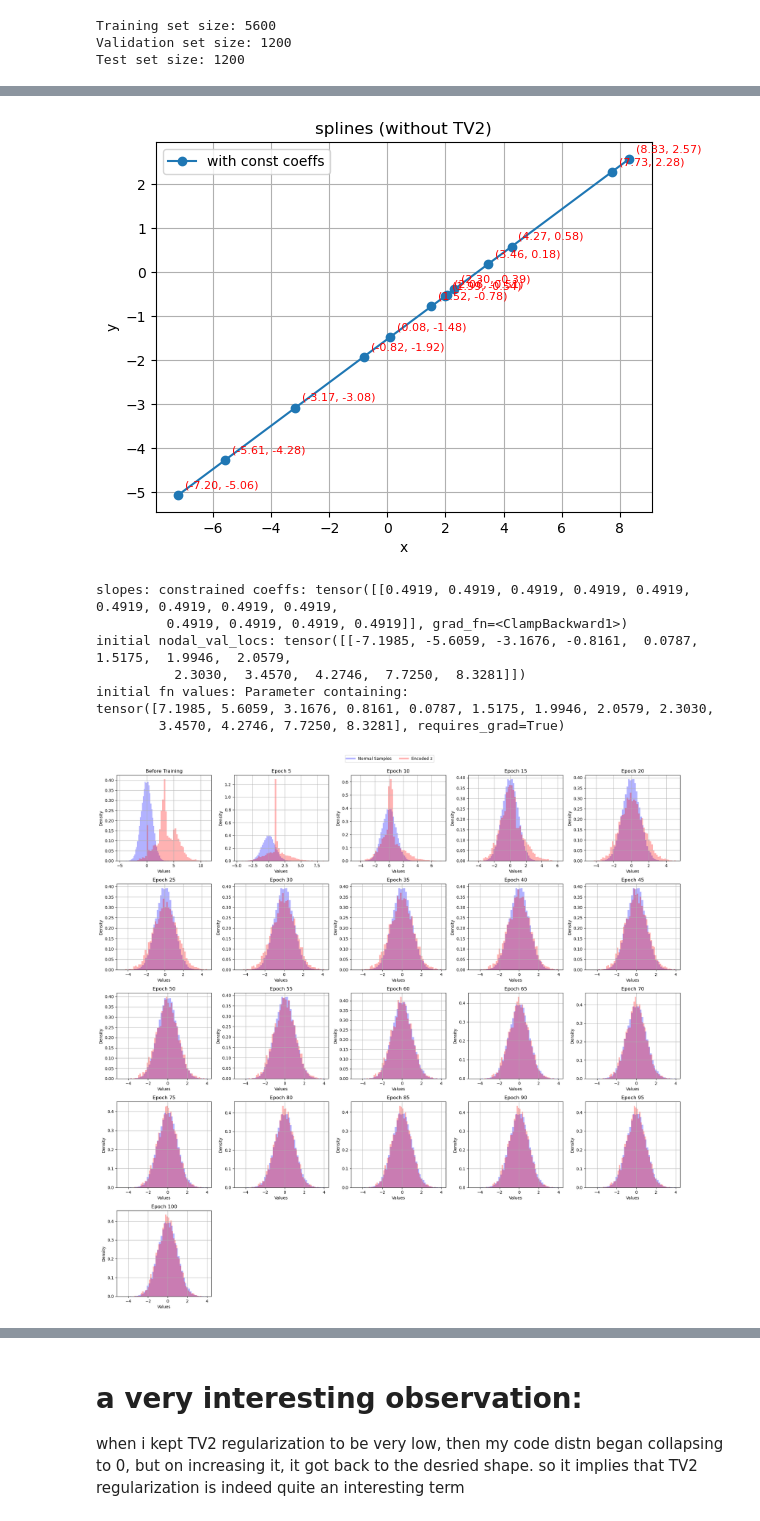
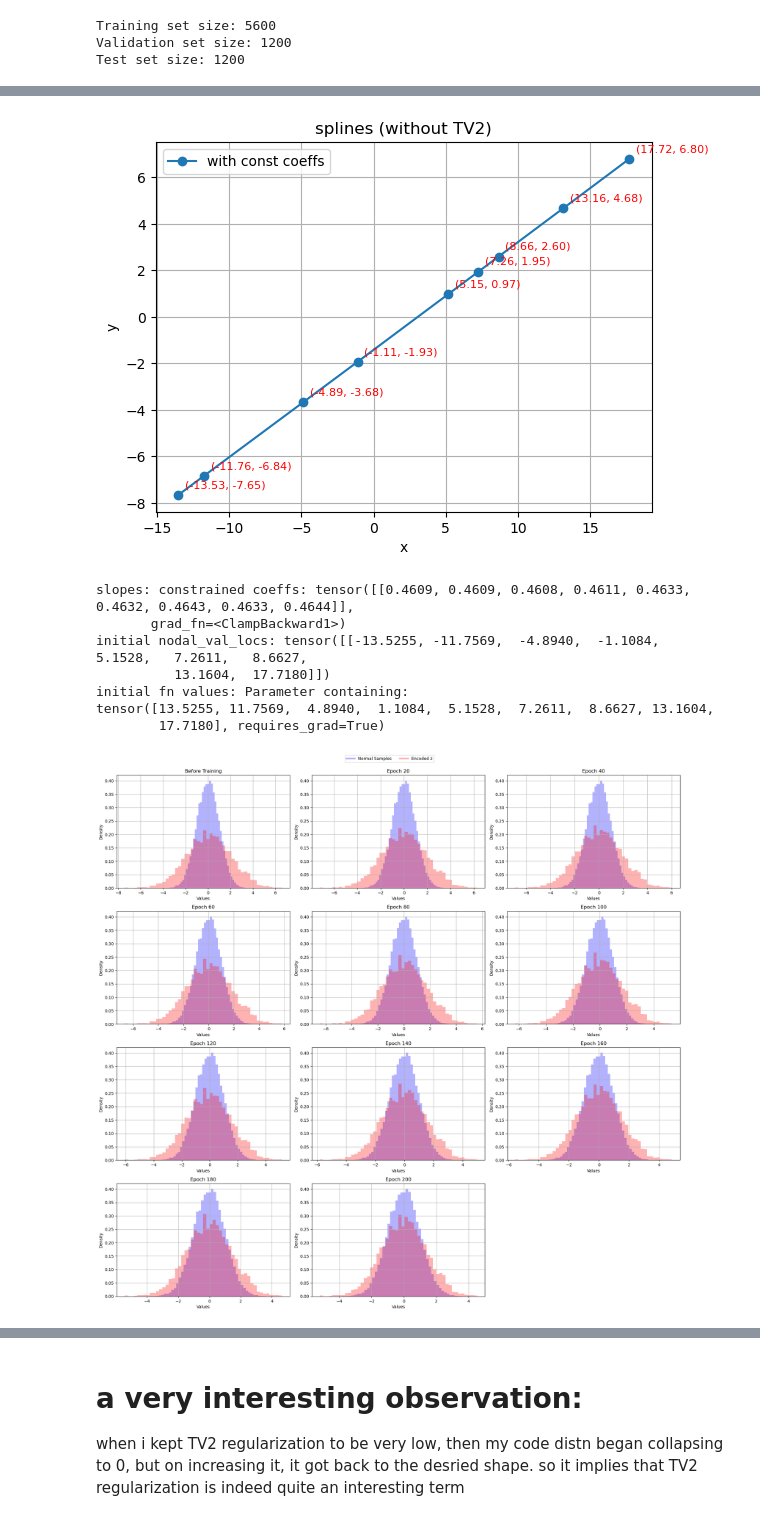
Before and after one commit to neelkanthrawat/Lipschitz_DSNN, a Jupyter notebook: with_TV2_regul.ipynb, the cells around one changed output, grey strips where cells are left out. Cells and saved outputs as stored; diff of their text form; code cells hidden in the pictures.

```diff
--- a/with_TV2_regul.ipynb
+++ b/with_TV2_regul.ipynb
@@ -93,7 +93,7 @@ def create_dataloaders(train_data, val_data, test_data, batch_size=32):
 
 
 mean = 3.0#2
-std_dev = 2.0
+std_dev = 3.0
 total_samples = 8000#50000
 
 train_data, val_data, test_data = generate_gaussian_data(mean, std_dev, total_samples)
@@ -555,7 +555,7 @@ def generate_unequally_spaced_sorted_numbers(start_val, end_val, N):
 
     return scaled_values
 # %%
-SIZE=13;RANGE=11; START_VAL=-6; END_VAL=11
+SIZE=9;RANGE=20; START_VAL=-6; END_VAL=11
 GRID_VALS= generate_unequally_spaced_sorted_numbers(start_val=START_VAL,end_val=END_VAL,N=SIZE)
 model2 = LinearSplineSlopeConstrained(
                 mode='fc',
@@ -606,14 +606,14 @@ train_loss2, val_loss2, epoch_wise_param_list,coeffs_unconstrained_evol2, coeffs
     model = model2,
     train_loader=train_loader,
     val_loader=val_loader,
-    num_epochs=100,
+    num_epochs=200,
     scheduler_type="ReduceLROnPlateau",
     lr=0.004,#0.004
     print_after=20,
     track_coefficients=1, #
     type_model="scls",
     tv2_regulation= 1,
-    lambda_tv2=0.1,
+    lambda_tv2=0.5,
     gamma = 0.5, # schedular, learning rate decay factor
     alpha_nll=1# We don;t need any alpha anymore! get rid of this in the code later
 ) # why is it no # good thing is that it is shifting but the bad thing is that its kind of collapsing to 0 . NOT ANYMORE
@@ -673,5 +678,5 @@ analyse_training(model_in=model2,
 train_loss=train_loss2, val_loss=val_loss2,
                 test_data=train_data, figsize=(20,20),
                 model_params_list=epoch_wise_param_list,
-                num_coeffs=10,print_model_params=0, plot_freq=5) # 40 more (30 below+40 x3 below + 40  more= 70+40+40 + 40=110+40 +40=150+40=190)
+                num_coeffs=10,print_model_params=0, plot_freq=20) # 40 more (30 below+40 x3 below + 40  more= 70+40+40 + 40=110+40 +40=150+40=190)
 # %% [output]
@@ -680,9 +685,9 @@ train_loss=train_loss2, val_loss=val_loss2,
-[figure, old version]
+[figure, new version]
-slopes: constrained coeffs: tensor([[0.4919, 0.4919, 0.4919, 0.4919, 0.4919, 0.4919, 0.4919, 0.4919, 0.4919,
-         0.4919, 0.4919, 0.4919, 0.4919]], grad_fn=<ClampBackward1>)
-initial nodal_val_locs: tensor([[-7.1985, -5.6059, -3.1676, -0.8161,  0.0787,  1.5175,  1.9946,  2.0579,
-          2.3030,  3.4570,  4.2746,  7.7250,  8.3281]])
+slopes: constrained coeffs: tensor([[0.4609, 0.4609, 0.4608, 0.4611, 0.4633, 0.4632, 0.4643, 0.4633, 0.4644]],
+       grad_fn=<ClampBackward1>)
+initial nodal_val_locs: tensor([[-13.5255, -11.7569,  -4.8940,  -1.1084,   5.1528,   7.2611,   8.6627,
+          13.1604,  17.7180]])
 initial fn values: Parameter containing:
-tensor([7.1985, 5.6059, 3.1676, 0.8161, 0.0787, 1.5175, 1.9946, 2.0579, 2.3030,
-        3.4570, 4.2746, 7.7250, 8.3281], requires_grad=True)
+tensor([13.5255, 11.7569,  4.8940,  1.1084,  5.1528,  7.2611,  8.6627, 13.1604,
+        17.7180], requires_grad=True)
-[figure, old version]
+[figure, new version]
```
Also changed, not shown: parts of 5 cells of this notebook.
